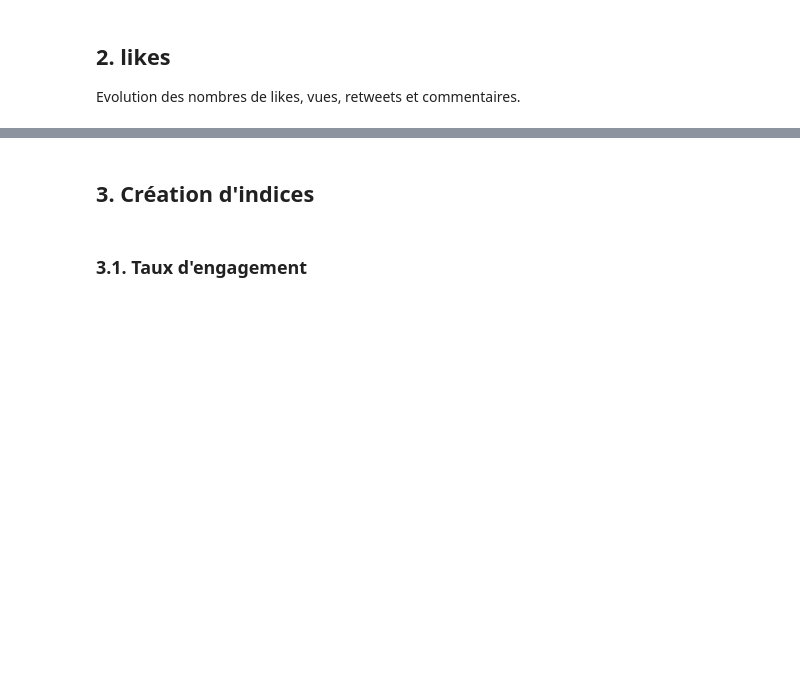
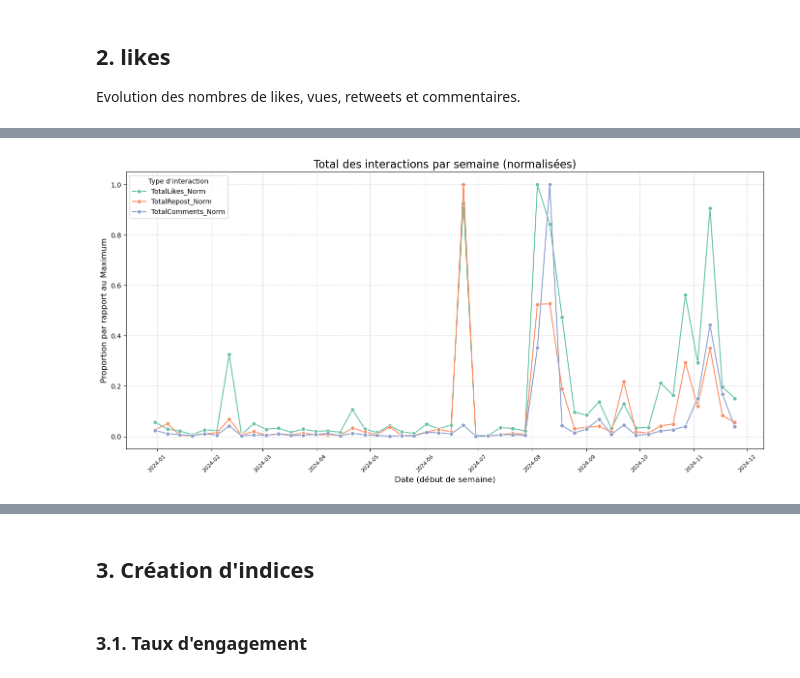
Before and after one commit to lucielang/Scrapping-de-tweets, a Jupyter notebook: 4_statdesc.ipynb, the cells around one changed output, grey strips where cells are left out. Drawn from its saved outputs; the diff is of its cells as text; code cells hidden in the pictures; blank space fills up the shorter version.

```diff
--- a/4_statdesc.ipynb
+++ b/4_statdesc.ipynb
@@ -57,0 +114,89 @@ Evolution des nombres de likes, vues, retweets et commentaires.
+# %%
+import pandas as pd
+import seaborn as sns
+import matplotlib.pyplot as plt
+
+# Charger les données
+df = pd.read_excel('/home/onyxia/work/Scrapping_tweets/Scrapping_tweets/tweets_fusionnes.xlsx')
+
+# Vérifiez que les colonnes nécessaires existent
+if not {'Likes', 'Views', 'Repost', 'Comments', 'YearWeek'}.issubset(df.columns):
+    raise ValueError("Le fichier doit contenir les colonnes 'Likes', 'Views', 'Repost', 'Comments', 'YearWeek'")
+
+# Grouper par semaine
+weekly_stats = df.groupby('YearWeek').agg(
+    TotalLikes=('Likes', 'sum'),
+    TotalRepost=('Repost', 'sum'),
+    TotalComments=('Comments', 'sum'),
+    NombreTweets=('YearWeek', 'size')
+)
+
+# Calcul des moyennes pondérées
+weekly_stats['MoyLikes'] = weekly_stats['TotalLikes'] / weekly_stats['NombreTweets']
+weekly_stats['MoyRepost'] = weekly_stats['TotalRepost'] / weekly_stats['NombreTweets']
+weekly_stats['MoyComments'] = weekly_stats['TotalComments'] / weekly_stats['NombreTweets']
+
+# Convertir YearWeek en dates réelles (début de semaine)
+weekly_stats['Date'] = pd.to_datetime(weekly_stats.index + '-0', format='%Y-%U-%w')
+
+# Normaliser les données par rapport au maximum de chaque colonne
+columns_to_normalize = ['TotalLikes', 'TotalRepost', 'TotalComments', 'MoyLikes', 'MoyRepost', 'MoyComments']
+for col in columns_to_normalize:
+    weekly_stats[col + '_Norm'] = weekly_stats[col] / weekly_stats[col].max()
+
+# Mettre les données au format "long" pour Seaborn
+long_format_totals = weekly_stats.melt(
+    id_vars=['Date'],
+    value_vars=['TotalLikes_Norm', 'TotalRepost_Norm', 'TotalComments_Norm'],
+    var_name='Type d\'interaction',
+    value_name='Valeur Normalisée'
+)
+
+long_format_means = weekly_stats.melt(
+    id_vars=['Date'],
+    value_vars=['MoyLikes_Norm', 'MoyRepost_Norm', 'MoyComments_Norm'],
+    var_name='Type d\'interaction',
+    value_name='Valeur Normalisée'
+)
+
+# Palette de couleurs
+palette = sns.color_palette("Set2")
+
+# Graphique : Total des interactions par semaine (normalisées) avec courbes
+plt.figure(figsize=(14, 7))
+sns.lineplot(
+    data=long_format_totals,
+    x='Date',
+    y='Valeur Normalisée',
+    hue='Type d\'interaction',
+    palette=palette,
+    marker='o'
+)
+plt.title('Total des interactions par semaine (normalisées)', fontsize=16)
+plt.xlabel('Date (début de semaine)', fontsize=12)
+plt.ylabel('Proportion par rapport au Maximum', fontsize=12)
+plt.xticks(rotation=45, fontsize=8)
+plt.legend(title='Type d\'interaction')
+plt.grid(True, linestyle='--', alpha=0.5)
+plt.tight_layout()
+plt.show()
+
+# Graphique : Moyenne des interactions par tweet par semaine (normalisées) avec courbes
+plt.figure(figsize=(14, 7))
+sns.lineplot(
+    data=long_format_means,
+    x='Date',
+    y='Valeur Normalisée',
+    hue='Type d\'interaction',
+    palette=palette,
+    marker='o'
+)
+plt.title('Moyenne des interactions par tweet par semaine (normalisées)', fontsize=16)
+plt.xlabel('Date (début de semaine)', fontsize=12)
+plt.ylabel('Proportion par rapport au Maximum', fontsize=12)
+plt.xticks(rotation=45, fontsize=8)
+plt.legend(title='Type d\'interaction')
+plt.grid(True, linestyle='--', alpha=0.5)
+plt.tight_layout()
+plt.show()
+# %% [output]
@@ -57,0 +204 @@ Evolution des nombres de likes, vues, retweets et commentaires.
+[figure, added]
```
Also changed, not shown: parts of 8 cells of this notebook, 1 other file.
